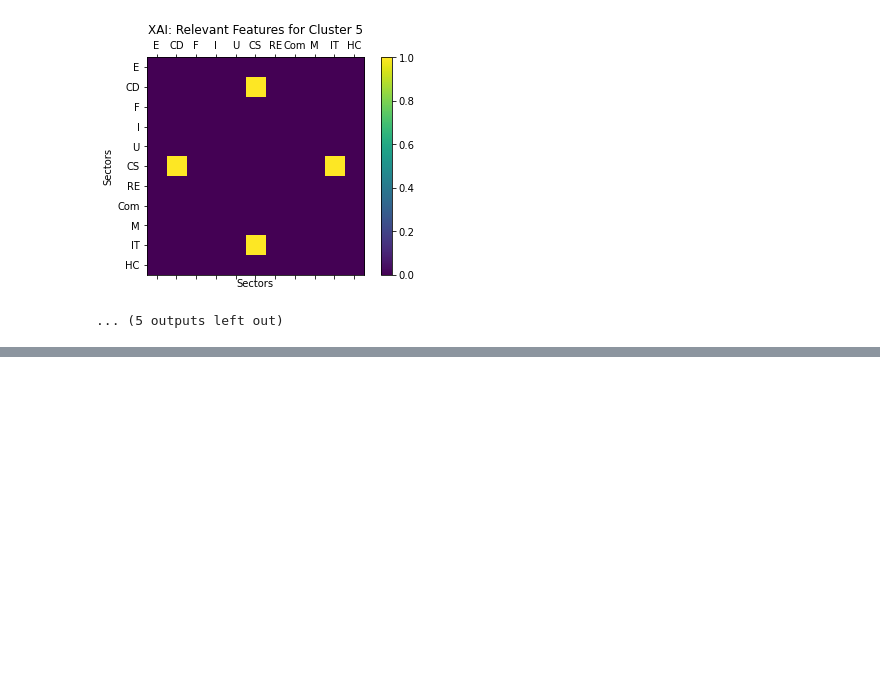
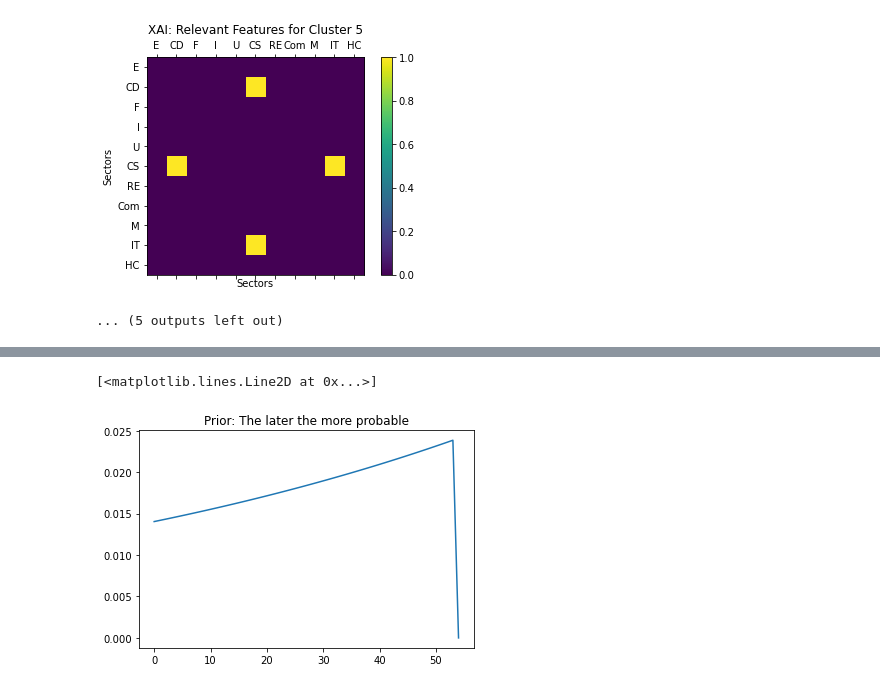
Before and after one commit to TobiasW1891/Finance, a Jupyter notebook: antiCPy for XAI Finance Relevances.ipynb, the cells around one changed output, grey strips where cells are left out. Cells and saved outputs as stored; diff of their text form; code cells hidden in the pictures; blank space fills up the shorter version.

```diff
--- a/antiCPy for XAI Finance Relevances.ipynb
+++ b/antiCPy for XAI Finance Relevances.ipynb
@@ -550,0 +623,11 @@ Possible configs:  [[ 1]
+# %%
+# prior on range(XAI.shape[1])
+PriorRange = np.arange(XAI.shape[1])
+Prior = np.exp(0.01*PriorRange)
+Prior[-1] = 0
+Prior = Prior/sum(Prior)
+plt.title("Prior: The later the more probable")
+plt.plot(Prior)
+# %% [output]
+[<matplotlib.lines.Line2D at 0x...>]
+[figure, added]
```
Also changed, not shown: parts of 7 cells of this notebook.
